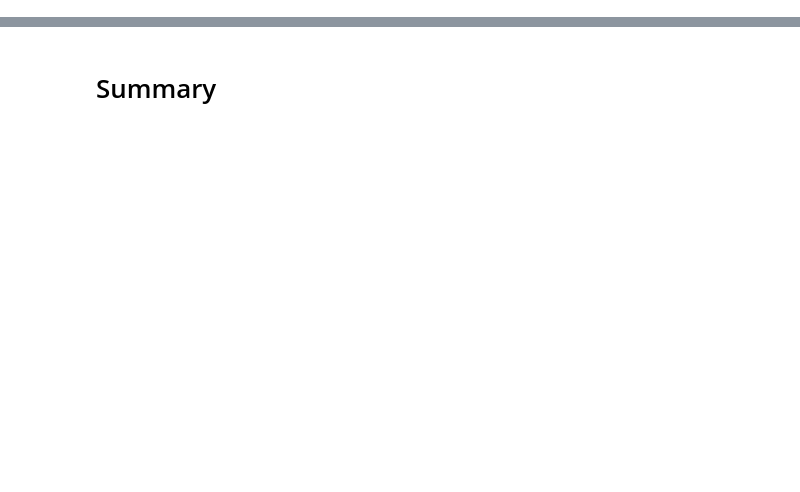
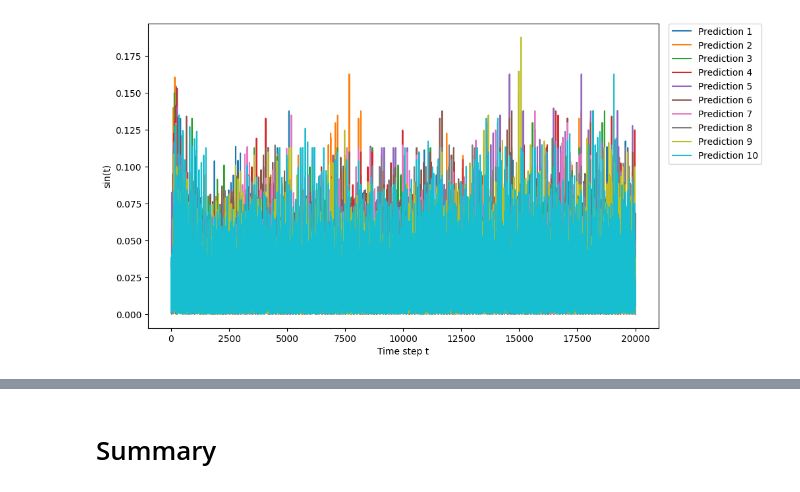
Before and after one commit to tyokyo320/time-series, a Jupyter notebook: utils/predict_syntheic.ipynb, the cells around one changed output, grey strips where cells are left out. Cells and saved outputs as stored; diff of their text form; code cells hidden in the pictures; blank space fills up the shorter version.

```diff
--- a/utils/predict_syntheic.ipynb
+++ b/utils/predict_syntheic.ipynb
@@ -361,0 +345,4 @@ plot_prediction_absolute_error_by_mean_std(error_abs_value_proposed, sampling_in
+# %%
+# abs(outputdata[n][a] - inputdata[a+1])
+case2_error_abs_value = case2_df[predicted_column][config.error_abs_start:config.error_abs_end+1]
+case2_error_abs_value
@@ -361,0 +363,4 @@ plot_prediction_absolute_error_by_mean_std(error_abs_value_proposed, sampling_in
+# %%
+plot_prediction_absolute_error(case2_error_abs_value)
+# %% [output]
+[figure, added]
```
Also changed, not shown: parts of 70 cells of this notebook, 1 other file.
